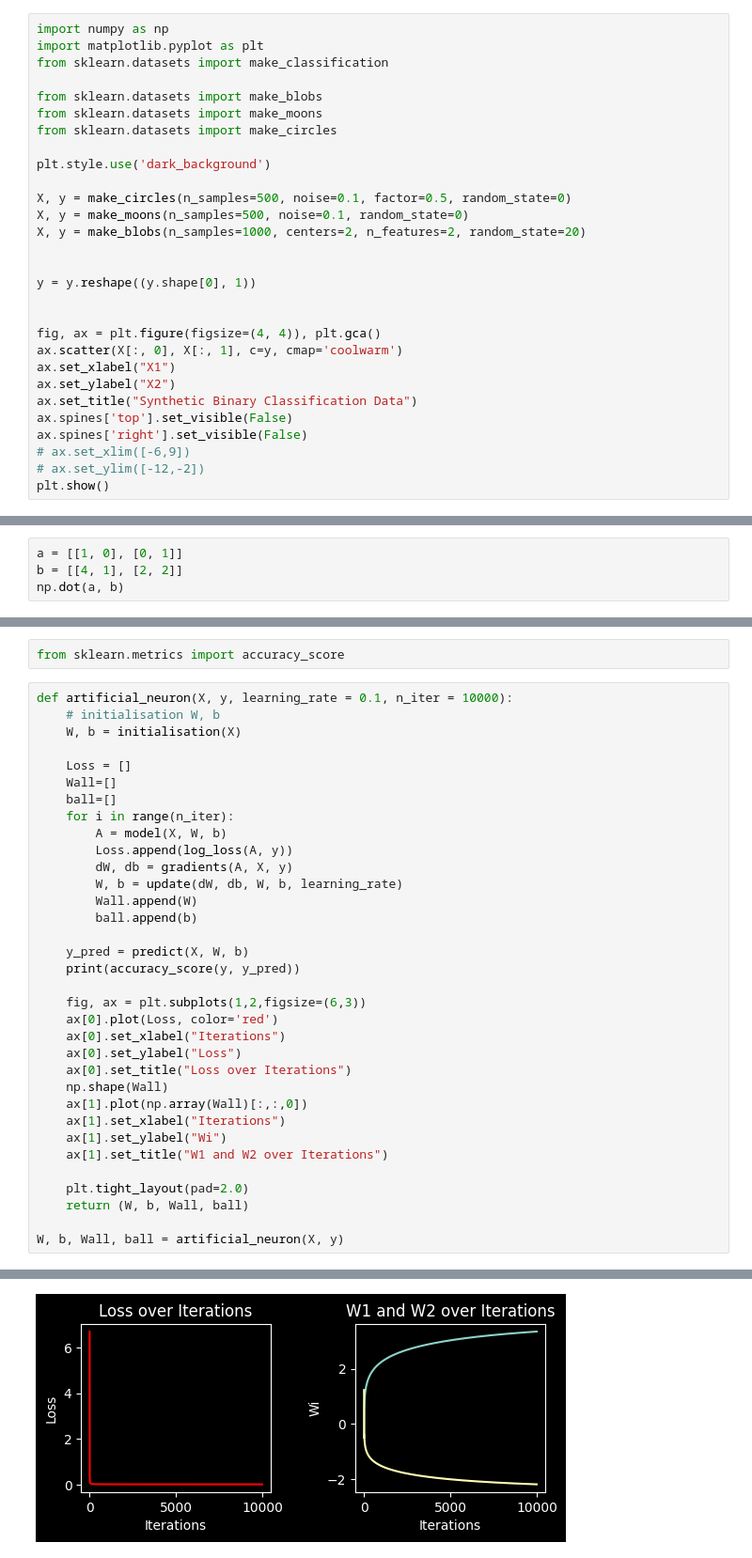
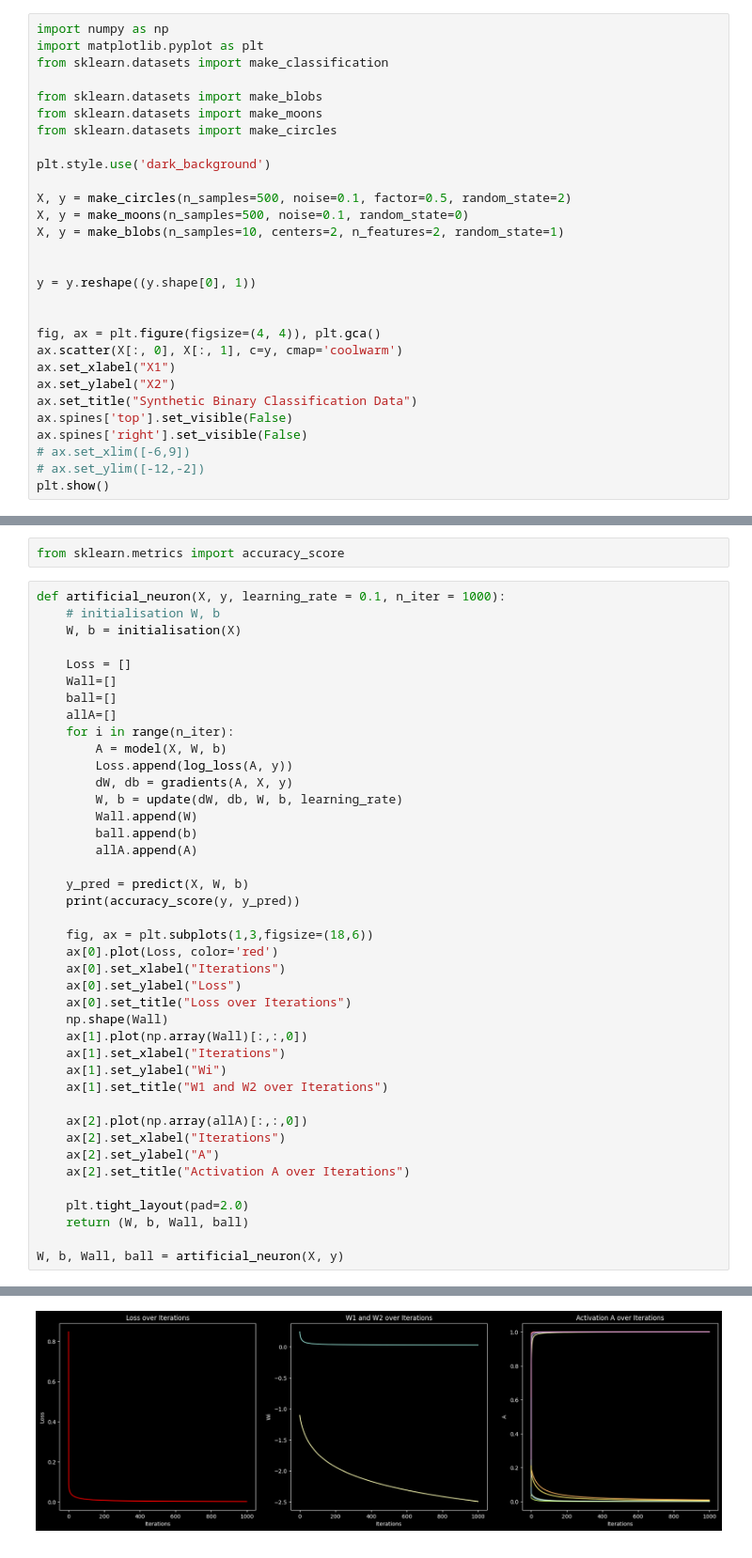
Before and after one commit to nicolascatz/EMN_MLP_NC, a Jupyter notebook: scripts/EMN_NC_First_perceptron.ipynb, the cells around one changed output, grey strips where cells are left out. Shown at 94% size. Saved outputs shown, nothing was run; the diff lists cells and outputs as text.

```diff
--- a/scripts/EMN_NC_First_perceptron.ipynb
+++ b/scripts/EMN_NC_First_perceptron.ipynb
@@ -11,9 +11,9 @@ from sklearn.datasets import make_circles
 
 plt.style.use('dark_background')
 
-X, y = make_circles(n_samples=500, noise=0.1, factor=0.5, random_state=0)
+X, y = make_circles(n_samples=500, noise=0.1, factor=0.5, random_state=2)
 X, y = make_moons(n_samples=500, noise=0.1, random_state=0)
-X, y = make_blobs(n_samples=1000, centers=2, n_features=2, random_state=20)
+X, y = make_blobs(n_samples=10, centers=2, n_features=2, random_state=1)
 
 
 y = y.reshape((y.shape[0], 1))
@@ -60,5 +61 @@ def log_loss(A, y):
     return 1 / len(y) * np.sum(-y * np.log(A) - (1 - y) * np.log(1 - A))
-# %%
-a = [[1, 0], [0, 1]]
-b = [[4, 1], [2, 2]]
-np.dot(a, b)
@@ -89,13 +83,14 @@ def predict(X, W, b):
 # %%
 from sklearn.metrics import accuracy_score
 # %%
-def artificial_neuron(X, y, learning_rate = 0.1, n_iter = 10000):
+def artificial_neuron(X, y, learning_rate = 0.1, n_iter = 1000):
     # initialisation W, b
     W, b = initialisation(X)
 
     Loss = []
     Wall=[]
     ball=[]
+    allA=[]
     for i in range(n_iter):
         A = model(X, W, b)
         Loss.append(log_loss(A, y))
@@ -103,11 +98,12 @@ def artificial_neuron(X, y, learning_rate = 0.1, n_iter = 10000):
         W, b = update(dW, db, W, b, learning_rate)
         Wall.append(W)
         ball.append(b)
+        allA.append(A)
 
     y_pred = predict(X, W, b)
     print(accuracy_score(y, y_pred))
 
-    fig, ax = plt.subplots(1,2,figsize=(6,3))
+    fig, ax = plt.subplots(1,3,figsize=(18,6))
     ax[0].plot(Loss, color='red')
     ax[0].set_xlabel("Iterations")
     ax[0].set_ylabel("Loss")
@@ -118,6 +114,11 @@ def artificial_neuron(X, y, learning_rate = 0.1, n_iter = 10000):
     ax[1].set_ylabel("Wi")
     ax[1].set_title("W1 and W2 over Iterations")
 
+    ax[2].plot(np.array(allA)[:,:,0])
+    ax[2].set_xlabel("Iterations")
+    ax[2].set_ylabel("A")
+    ax[2].set_title("Activation A over Iterations")
+
     plt.tight_layout(pad=2.0)
     return (W, b, Wall, ball)
 
@@ -127 +128 @@ W, b, Wall, ball = artificial_neuron(X, y)
-[figure, old version]
+[figure, new version]
```
Also changed, not shown: parts of 13 cells of this notebook, 1 other file.
